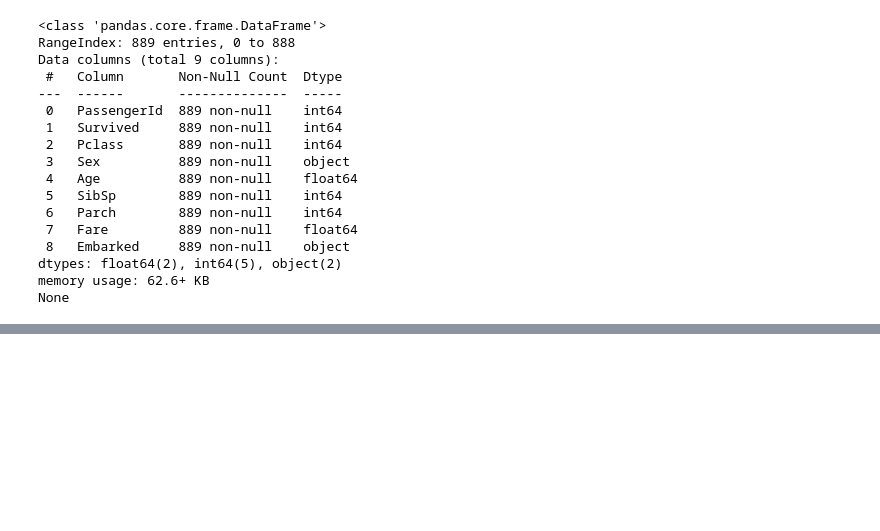
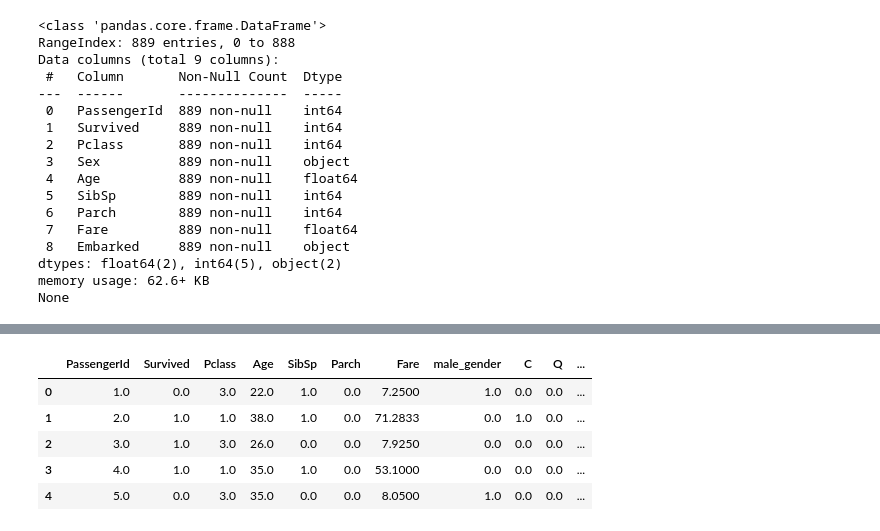
Before and after one commit to apratsunrthd/Python-for-Data-Science, a Jupyter notebook: Part2/03_03_logistic_regression.ipynb, the cells around one changed output, grey strips where cells are left out. Saved outputs shown, nothing was run; the diff lists cells and outputs as text; code cells hidden in the pictures; blank space fills up the shorter version.

```diff
--- a/Part2/03_03_logistic_regression.ipynb
+++ b/Part2/03_03_logistic_regression.ipynb
@@ -187,0 +206,4 @@ None
+# %%
+# 1 = male, 0 = female
+gender_DF = pd.DataFrame(gender_encoded, columns = ['male_gender'])
+gender_DF.head()
@@ -187,0 +217,4 @@ None
+# %%
+embarked_cat = titanic_data['Embarked']
+embarked_encoded = label_encoder.fit_transform(embarked_cat)
+embarked_encoded[:100]
@@ -187,0 +227,7 @@ None
+# %%
+from sklearn.preprocessing import OneHotEncoder
+binary_encoder = OneHotEncoder(categories = 'auto')
+embarked_1hot = binary_encoder.fit_transform(embarked_encoded.reshape(-1,1))
+embarked_1hot_mat = embarked_1hot.toarray()
+embarked_DF = pd.DataFrame(embarked_1hot_mat, columns = ['C', 'Q', 'S'])
+embarked_DF.head()
@@ -187,0 +241,3 @@ None
+# %%
+titanic_data.drop(['Sex', 'Embarked'], axis = 1, inplace = True)
+titanic_data.head()
@@ -187,0 +251,10 @@ None
+# %%
+titanic_dmy = pd.concat([titanic_data, gender_DF, embarked_DF], axis = 1, verify_integrity = True).astype(float)
+titanic_dmy[:5]
+# %% [output]
+|  | PassengerId | Survived | Pclass | Age | SibSp | Parch | Fare | male_gender | C | Q | ... |
+| 0 | 1.0 | 0.0 | 3.0 | 22.0 | 1.0 | 0.0 | 7.2500 | 1.0 | 0.0 | 0.0 | ... |
+| 1 | 2.0 | 1.0 | 1.0 | 38.0 | 1.0 | 0.0 | 71.2833 | 0.0 | 1.0 | 0.0 | ... |
+| 2 | 3.0 | 1.0 | 3.0 | 26.0 | 0.0 | 0.0 | 7.9250 | 0.0 | 0.0 | 0.0 | ... |
+| 3 | 4.0 | 1.0 | 1.0 | 35.0 | 1.0 | 0.0 | 53.1000 | 0.0 | 0.0 | 0.0 | ... |
+| 4 | 5.0 | 0.0 | 3.0 | 35.0 | 0.0 | 0.0 | 8.0500 | 1.0 | 0.0 | 0.0 | ... |
```
Also changed, not shown: parts of 9 cells of this notebook.
